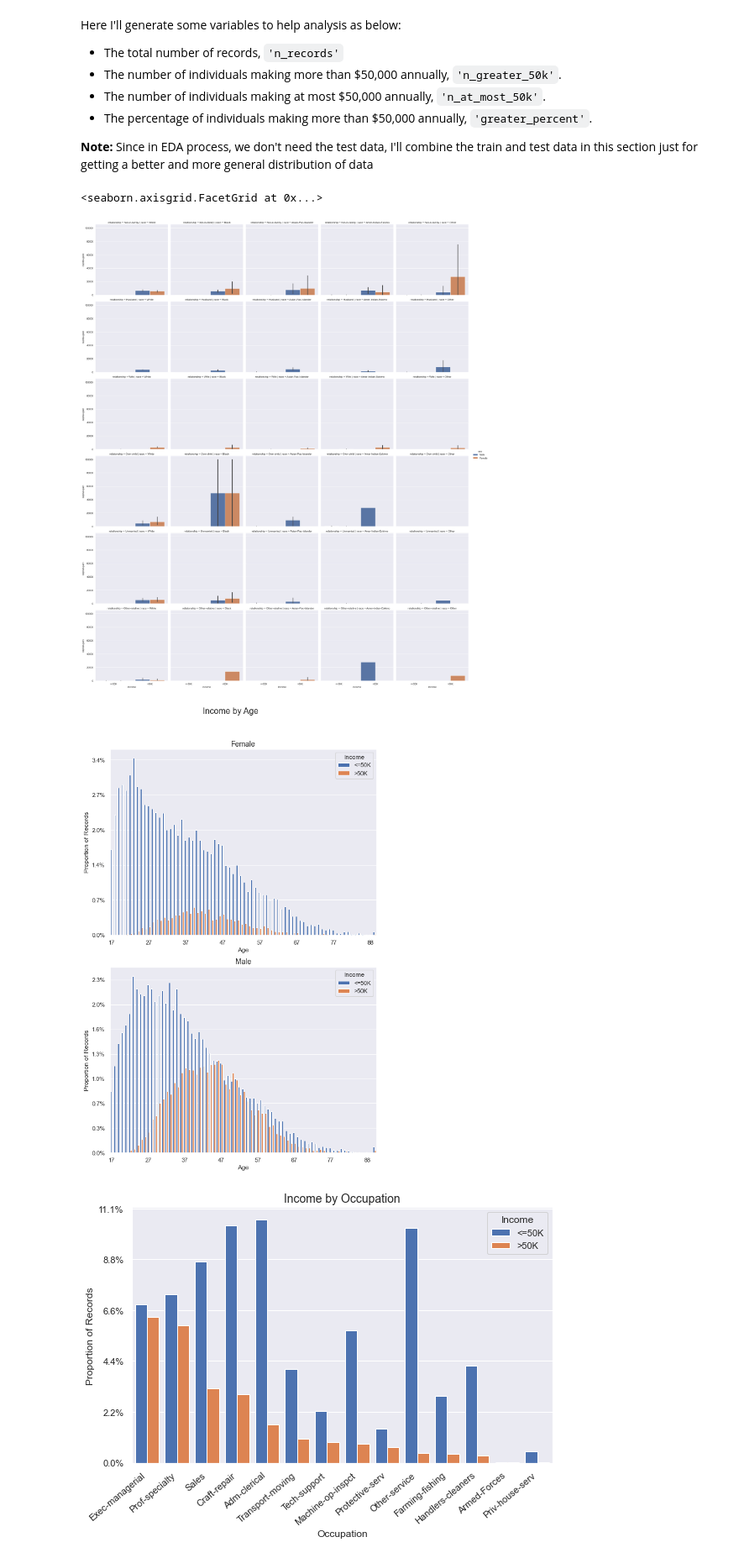
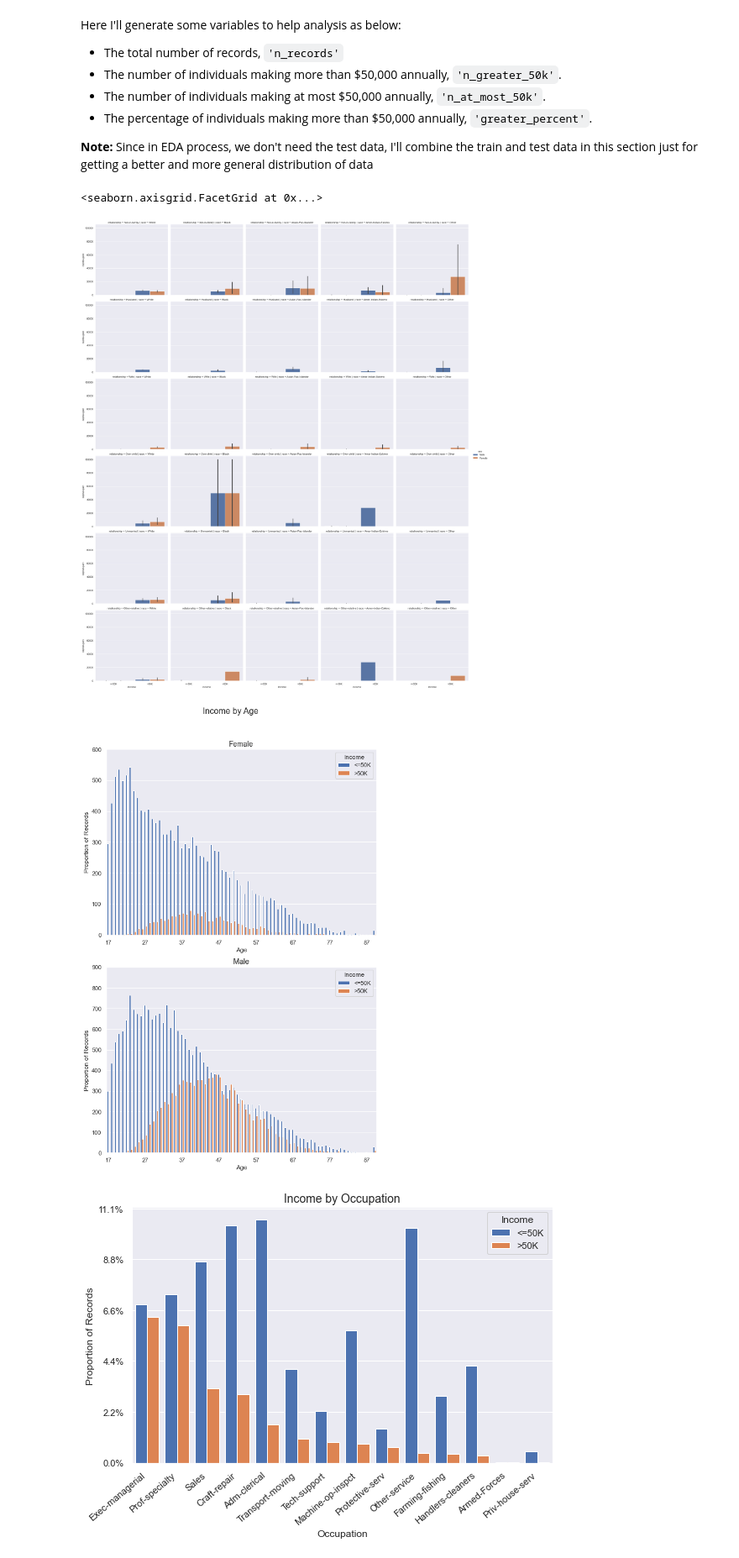
Before and after one commit to MiloudBi/adult_income, a Jupyter notebook: notebooks/TF.ipynb, the cells around one changed output. Shown at 84% size. Cells and saved outputs as stored; diff of their text form; code cells hidden in the pictures.

```diff
--- a/notebooks/TF.ipynb
+++ b/notebooks/TF.ipynb
@@ -218,10 +221,10 @@ Since in EDA process, we don't need the test data, I'll combine the train and te
 adult_data = pd.concat([adult_train, adult_test])
 # %%
 # Overview of the data
-sns.catplot('income', 'capital-gain', hue='sex', data=adult_data, kind='bar', col='race', row='relationship')
+sns.catplot( x='income', y='capital-gain',hue='sex', data=adult_data, kind='bar', col='race', row='relationship')
 # %% [output]
 <seaborn.axisgrid.FacetGrid at 0x...>
-[figure, old version]
+[figure, new version]
 # %%
 fig, ax =plt.subplots(2,1, figsize = (8, 12))
 # fig = plt.figure(figsize = (10,13));
@@ -234,36 +237,49 @@ sns.countplot(x = 'age', hue = 'income', data = adult_data[adult_data.sex=='Male
 ax[0].set_title('Female', loc='center', fontsize = 14)
 ax[1].set_title('Male', loc='center', fontsize = 14)
 
 # Add labels
 ax[0].set_xlabel("Age")
 ax[1].set_xlabel("Age")
 ax[0].set_ylabel("Proportion of Records")
 ax[1].set_ylabel("Proportion of Records")
 
 # Add x_axis ticks
 new_ticks = [i.get_text() for i in ax[0].get_xticklabels()]
 ax[0].set_xticks(range(0, len(new_ticks), 10))
 ax[0].set_xticklabels(new_ticks[::10])
 ax[1].set_xticks(range(0, len(new_ticks), 10))
 ax[1].set_xticklabels(new_ticks[::10])
+#####
+label_format = '{:,.0f}'
+
+# nothing done to ax1 as it is a "control chart."
+
+# fixing yticks with "set_yticks"
+ticks_loc = ax[0].get_yticks().tolist()
+ax[0].set_yticks(ax[0].get_yticks().tolist())
+
 
 # Optimize y_axis ticks
 total_F = adult_data[adult_data.sex=='Female'].shape[0]*1.
 total_M = adult_data[adult_data.sex=='Male'].shape[0]*1.
-ax[0].set_yticklabels(map('{:.1f}%'.format, 100*ax[0].yaxis.get_majorticklocs()/total_F))
-ax[1].set_yticklabels(map('{:.1f}%'.format, 100*ax[1].yaxis.get_majorticklocs()/total_M))
+#ax[0].set_yticklabels(map('{:.1f}%'.format, 100*ax[0].yaxis.get_majorticklocs()/total_F))
+ax[0].set_yticklabels([label_format.format(x) for x in ticks_loc])
+#ax[1].set_yticklabels(map('{:.1f}%'.format, 100*ax[1].yaxis.get_majorticklocs()/total_M))
+ticks_loc = ax[1].get_yticks().tolist()
+ax[1].set_yticks(ax[1].get_yticks().tolist())
+ax[1].set_yticklabels([label_format.format(x) for x in ticks_loc])
 
 # Change legend location
 ax[0].legend(loc=1, title='Income')
 ax[1].legend(loc=1, title='Income')
 
 # Set suptitle
 fig.suptitle("Income by Age", fontsize = 16, y = 1.03)
 
 fig.tight_layout()
 fig.show()
 # %% [output]
-[figure, old version]
+[figure, new version]
 # %%
 # Use occupation percentage of '>50K' as order of the plot
 order = (adult_data.occupation[adult_data.income=='>50K'].value_counts()/adult_data.shape[0]).index
```
Also changed, not shown: parts of 3 cells of this notebook.
